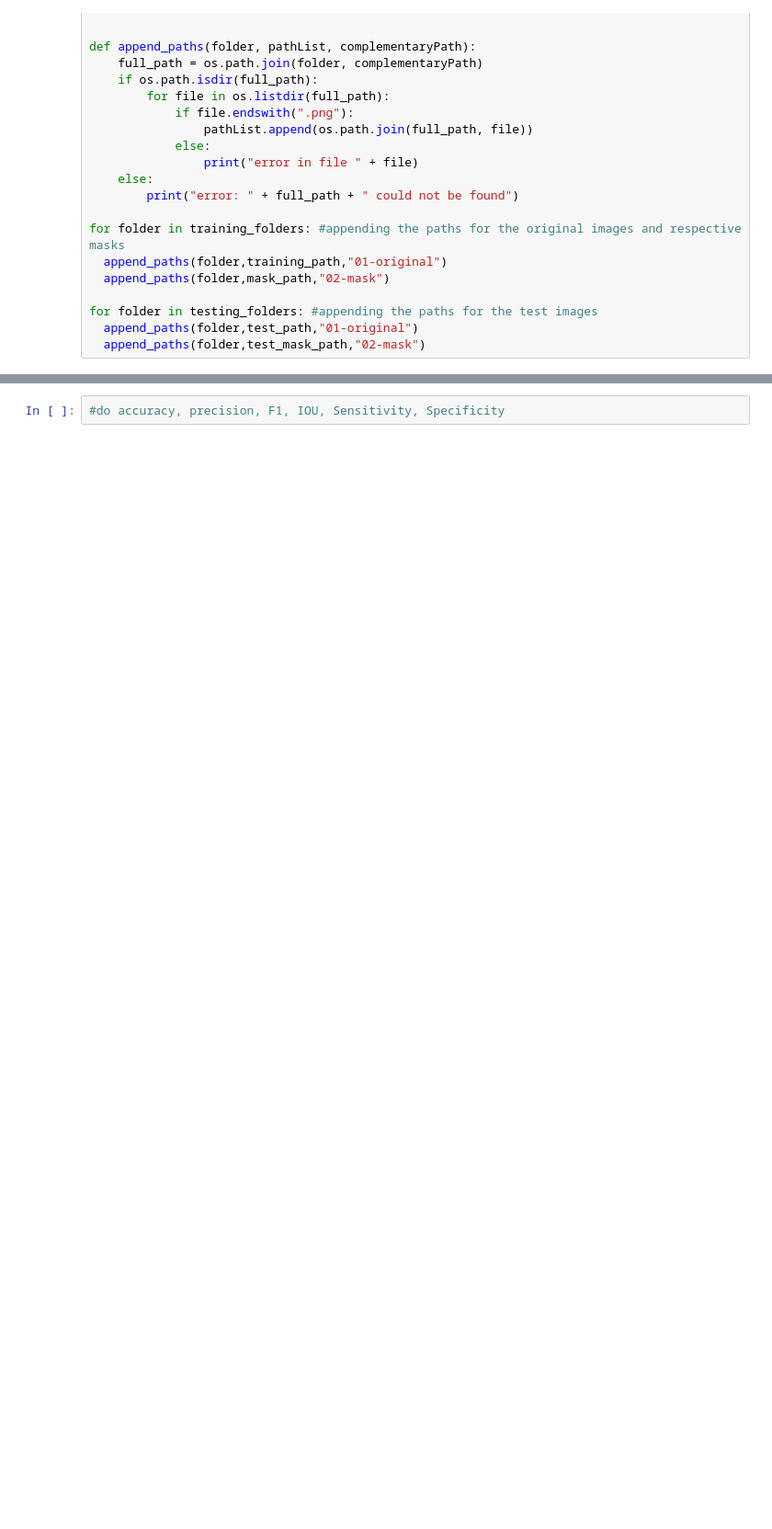
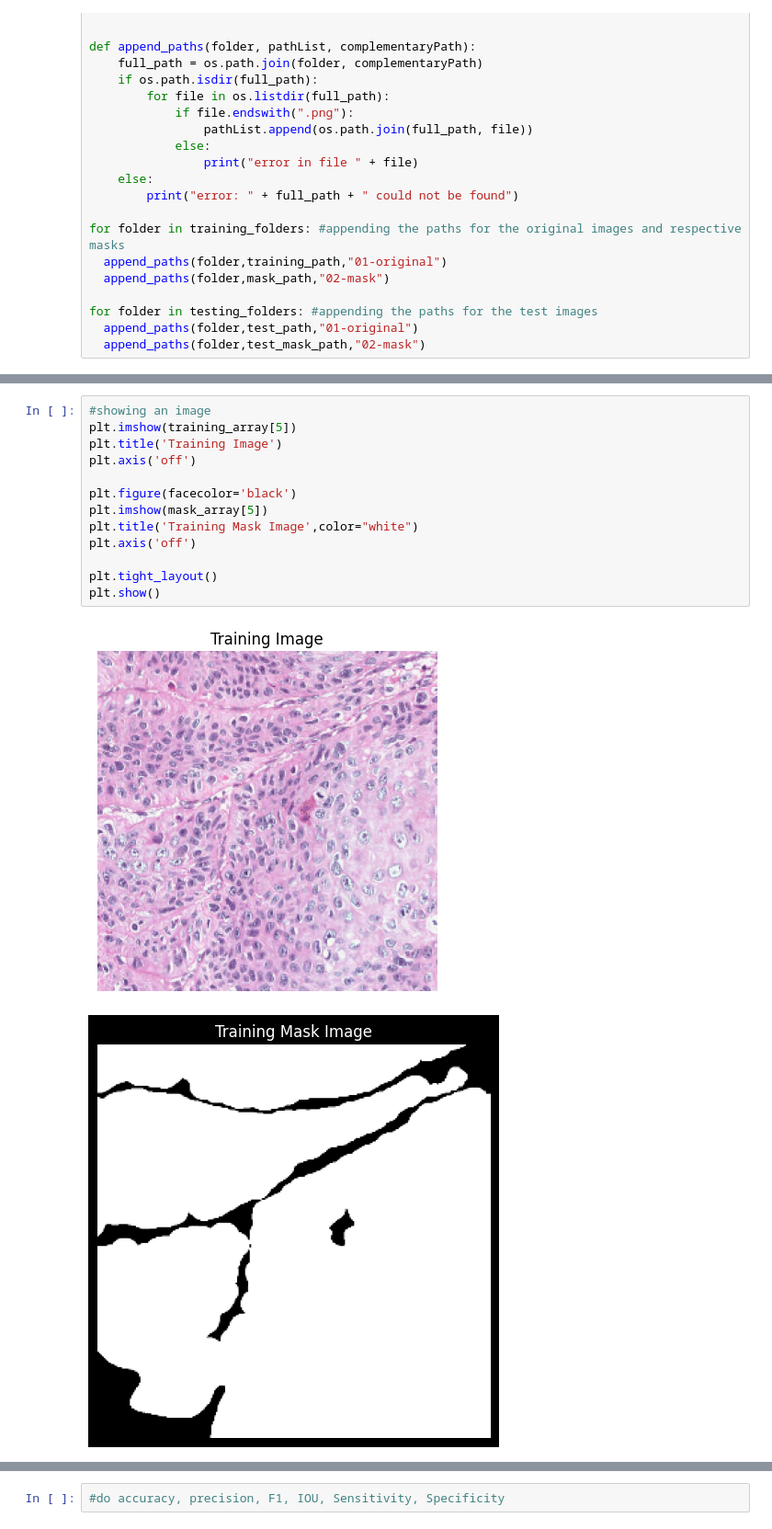
Before and after one commit to Gabril0/CNN, a Jupyter notebook: Attention_UNET_Oral_Cancer.ipynb, the cells around one changed output, grey strips where cells are left out. Shown at 92% size. Drawn from its saved outputs; the diff is of its cells as text; blank space fills up the shorter version.

```diff
--- a/Attention_UNET_Oral_Cancer.ipynb
+++ b/Attention_UNET_Oral_Cancer.ipynb
@@ -118,3 +108,19 @@ print(len(training_array))
+# %%
+#showing an image
+plt.imshow(training_array[5])
+plt.title('Training Image')
+plt.axis('off')
+
+plt.figure(facecolor='black')
+plt.imshow(mask_array[5])
+plt.title('Training Mask Image',color="white")
+plt.axis('off')
+
+plt.tight_layout()
+plt.show()
+# %% [output]
+[figure, added]
+[figure, added]
 # %%
 #data augmentation
 #do data augmentation horizontal flip, vertical flip, rotation, transpose, grid distortion,
```
Also changed, not shown: parts of 14 cells of this notebook.
